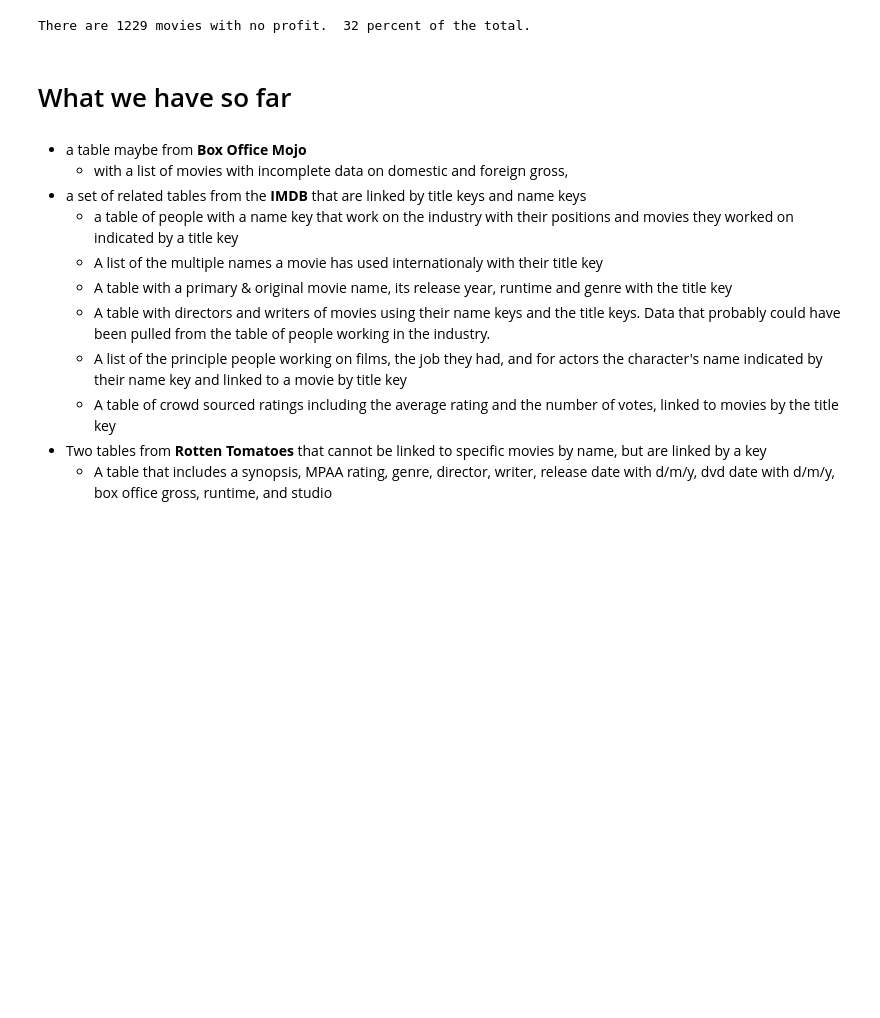
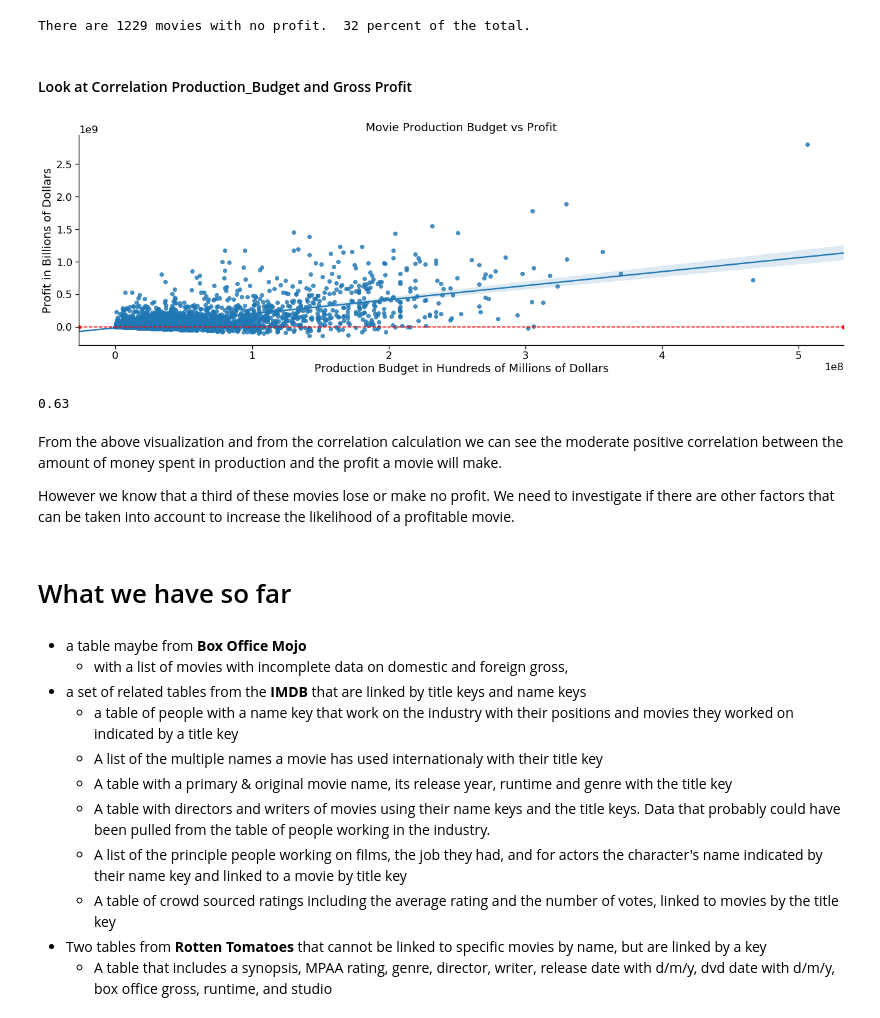
Before and after one commit to merb92/movie-industry-eda, a Jupyter notebook: index.ipynb, the cells around one changed output. Cells and saved outputs as stored; diff of their text form; code cells hidden in the pictures; blank space fills up the shorter version.

Commit message:
More EDA of Movie Budgets

```diff
--- a/index.ipynb
+++ b/index.ipynb
@@ -1197,6 +1201,35 @@ percent_no_profit = round(num_movies_with_no_profit/len(last_20_years_movie_budg
 print(f'There are {num_movies_with_no_profit} movies with no profit.  {percent_no_profit} percent of the total.')
 # %% [output]
 There are 1229 movies with no profit.  32 percent of the total.
+# %% [markdown]
+#### Look at Correlation Production_Budget and Gross Profit
+# %%
+sns.set_context('notebook', font_scale=1.5)
+rpb_vs_rp = sns.lmplot(x='real_production_budget', y='real_profit',
+                data=last_20_years_movie_budgets_df, height=6, aspect=3)
+
+# Add a line along y=0 to better illustrate the amount of movies that had a negative profit
+rpb_vs_rp.map(plt.axhline, y=0, ls='--', c='red');
+
+fig = rpb_vs_rp.fig
+ax = fig.axes[0]
+ax.xaxis.set_label_text('Production Budget in Hundreds of Millions of Dollars')
+ax.yaxis.set_label_text('Profit in Billions of Dollars')
+ax.set_title('Movie Production Budget vs Profit')
+
+plt.show()
+# %% [output]
+[figure, added]
+# %%
+production = last_20_years_movie_budgets_df.real_production_budget
+profit = last_20_years_movie_budgets_df.real_profit
+round(production.corr(profit), 2)
+# %% [output]
+0.63
+# %% [markdown]
+From the above visualization and from the correlation calculation we can see the moderate positive correlation between the amount of money spent in production and the profit a movie will make.
+
+However we know that a third of these movies lose or make no profit.  We need to investigate if there are other factors that can be taken into account to increase the likelihood of a profitable movie.
 # %% [markdown]
 # What we have so far
 # %% [markdown]
```
Also changed, not shown: parts of 9 cells of this notebook.
